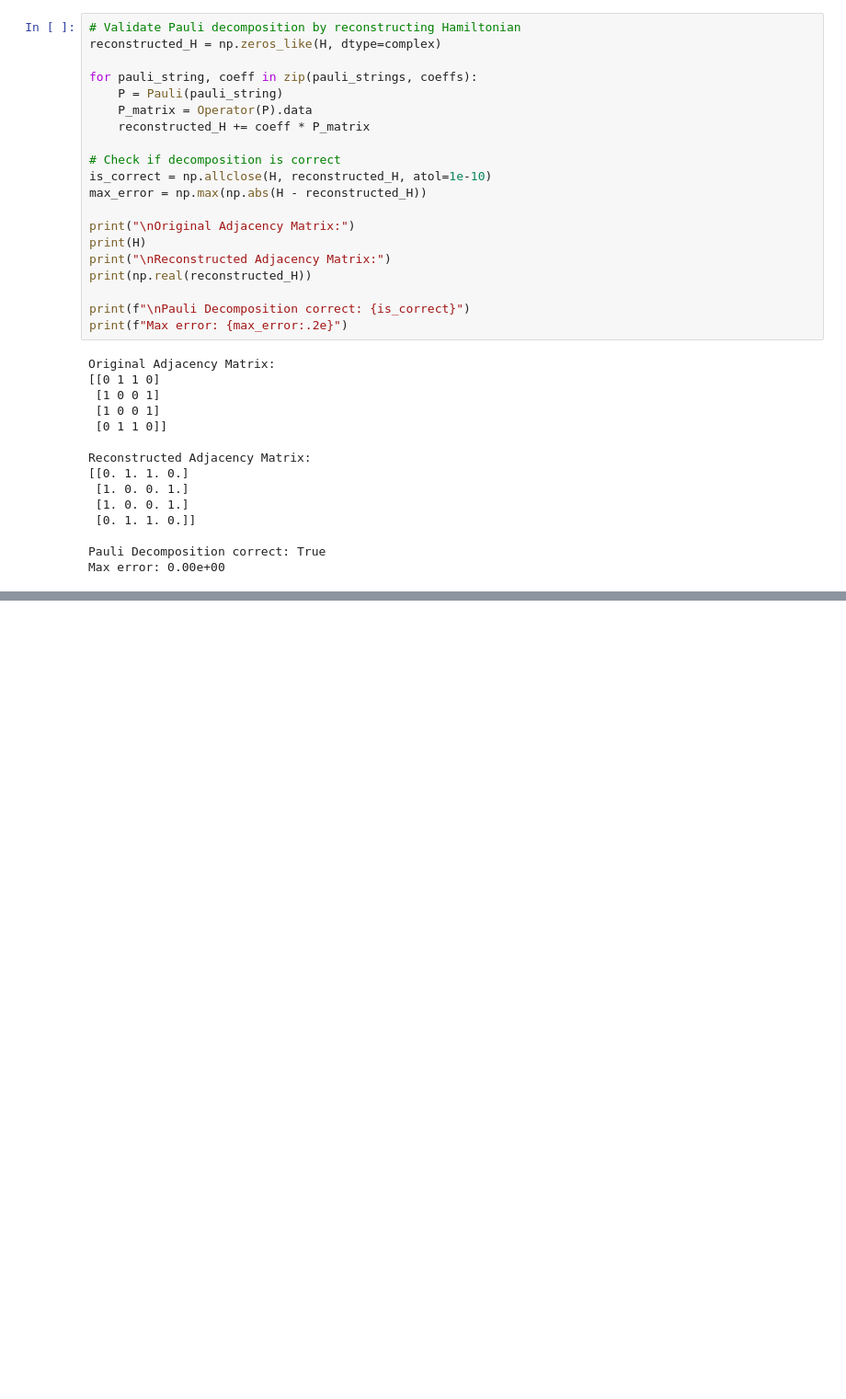
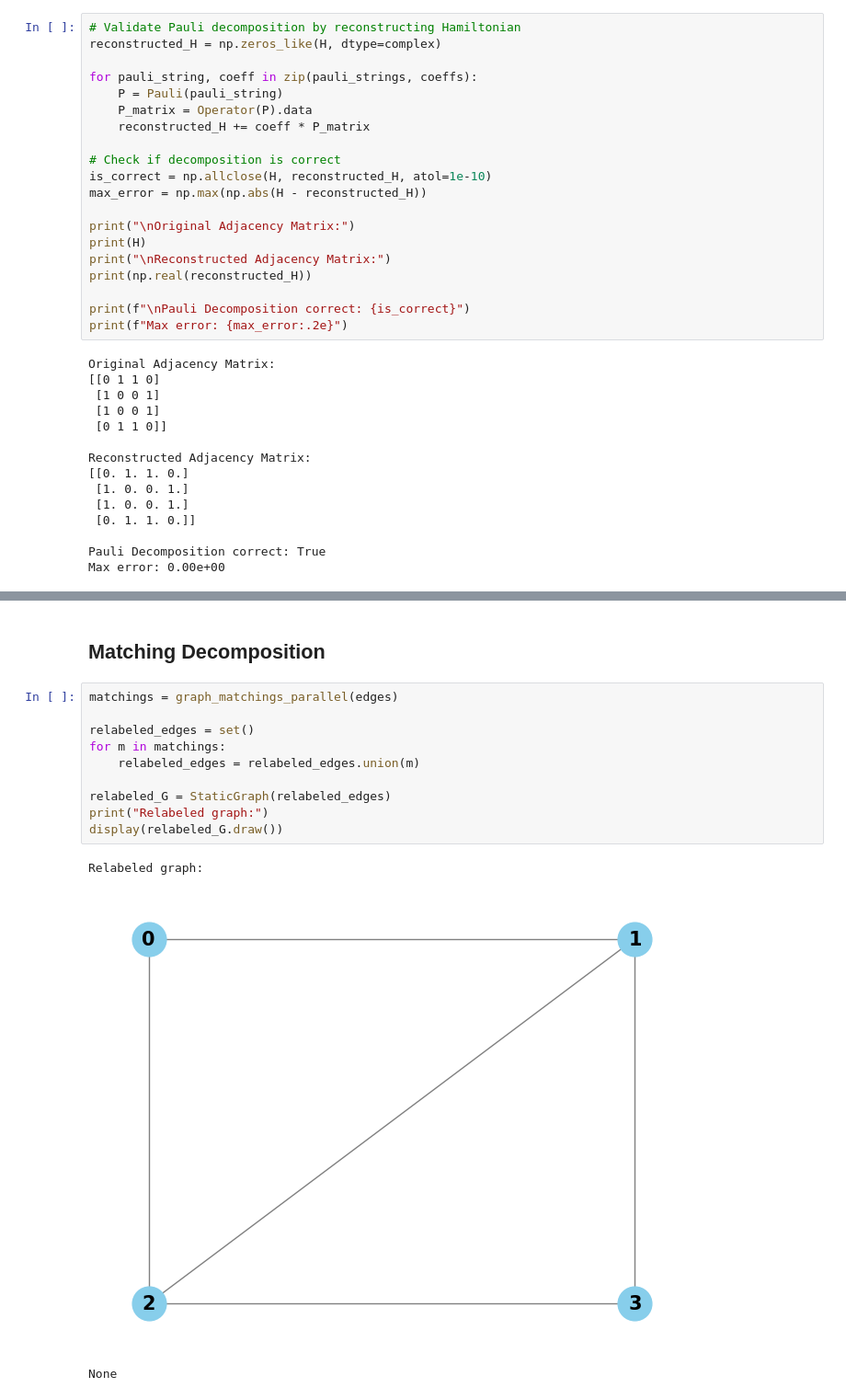
Before and after one commit to Mostafa-Atallah2020/ctqw-matching-decomp, a Jupyter notebook: examples/matching and pauli decompositions.ipynb, the cells around one changed output, grey strips where cells are left out. Shown at 92% size. Drawn from its saved outputs; the diff is of its cells as text; blank space fills up the shorter version.

Commit message:
Updating the decomposition notebook

```diff
--- a/examples/matching and pauli decompositions.ipynb
+++ b/examples/matching and pauli decompositions.ipynb
@@ -241,0 +281,16 @@ n_steps = 100: ||Matching - Pauli||_F = 0.282372
+# %% [markdown]
+## Matching Decomposition
+# %%
+matchings = graph_matchings_parallel(edges)
+
+relabeled_edges = set()
+for m in matchings:
+    relabeled_edges = relabeled_edges.union(m)
+
+relabeled_G = StaticGraph(relabeled_edges)
+print("Relabeled graph:")
+display(relabeled_G.draw())
+# %% [output]
+Relabeled graph:
+[figure, added]
+None
```
Also changed, not shown: parts of 18 cells of this notebook.
